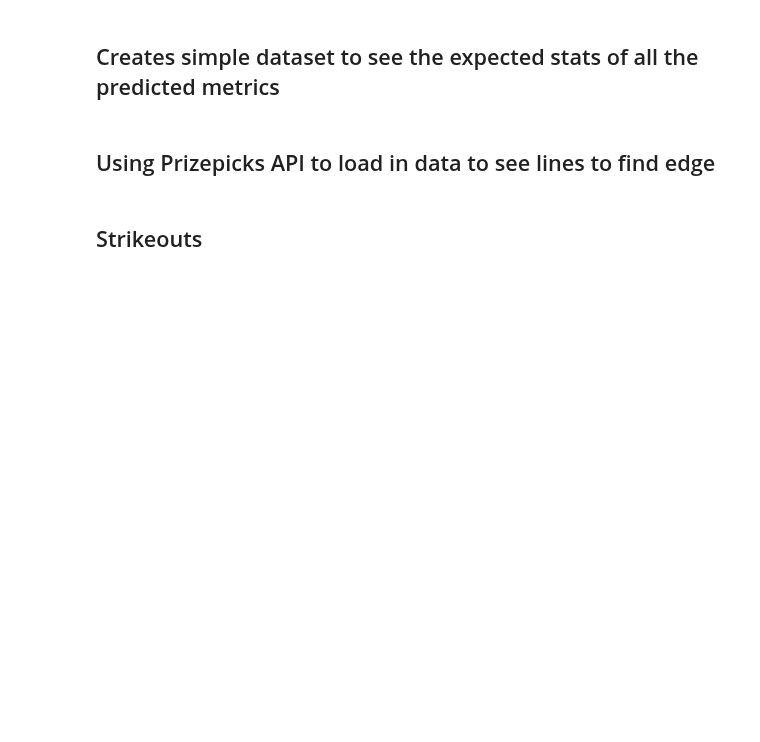
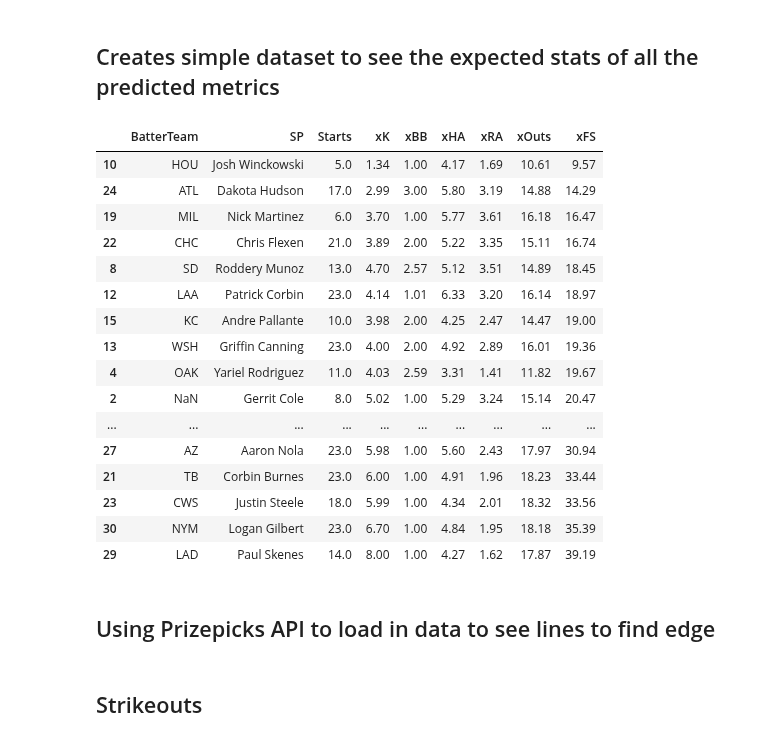
Before and after one commit to Cbkaplinger/Random-Projects, a Jupyter notebook: MLB/DailyPitcherModel/DailyPitcherModelProd.ipynb, the cells around one changed output. Drawn from its saved outputs; the diff is of its cells as text; code cells hidden in the pictures; blank space fills up the shorter version.

```diff
--- a/MLB/DailyPitcherModel/DailyPitcherModelProd.ipynb
+++ b/MLB/DailyPitcherModel/DailyPitcherModelProd.ipynb
@@ -741,7 +745,7 @@ TodaysData2["xK"] = RFpred
 ## BB Model
 # %%
 TrainFeatures = Train5.drop(columns = ["BB"]).values.reshape(-1, 77)
-TrainLabel = Train5["BB"].values.reshape(-1, 1)
+TrainLabel = Train5["BB"].values.ravel()
 TodayFeatures = TodaysData2.drop(columns = ["Starts", "BB", "xK"]).values.reshape(-1, 77)
 
 rf_regressor = RandomForestRegressor(n_estimators = 152, max_depth = 15, min_samples_leaf = 3)
@@ -753,7 +757,7 @@ TodaysData2["xBB"] = RFpred
 ## Hits Model
 # %%
 TrainFeatures = Train5.drop(columns = ["Hits"]).values.reshape(-1, 77)
-TrainLabel = Train5["Hits"].values.reshape(-1, 1)
+TrainLabel = Train5["Hits"].values.ravel()
 TodayFeatures = TodaysData2.drop(columns = ["Starts", "BB", "xK", "xBB"]).values.reshape(-1, 77)
 
 rf_regressor = RandomForestRegressor(n_estimators = 152, max_depth = 15, min_samples_leaf = 3)
@@ -765,7 +769,7 @@ TodaysData2["xHA"] = RFpred
 ## RA Model
 # %%
 TrainFeatures = Train5.drop(columns = ["RA"]).values.reshape(-1, 77)
-TrainLabel = Train5["RA"].values.reshape(-1, 1)
+TrainLabel = Train5["RA"].values.ravel()
 TodayFeatures = TodaysData2.drop(columns = ["Starts", "BB", "xK", "xBB", "xHA"]).values.reshape(-1, 77)
 
 rf_regressor = RandomForestRegressor(n_estimators = 152, max_depth = 15, min_samples_leaf = 3)
@@ -777,7 +781,7 @@ TodaysData2["xRA"] = RFpred
 ## IP model
 # %%
 TrainFeatures = Train5.drop(columns = ["Outs"]).values.reshape(-1, 77)
-TrainLabel = Train5["Outs"].values.reshape(-1, 1)
+TrainLabel = Train5["Outs"].values.ravel()
 TodayFeatures = TodaysData2.drop(columns = ["Starts", "Outs", "xK", "xBB", "xHA", "xRA"]).values.reshape(-1, 77)
 
 rf_regressor = RandomForestRegressor(n_estimators = 152, max_depth = 15, min_samples_leaf = 3)
@@ -811,35 +822,53 @@ TodaysData2 = add_2_to_duplicates(TodaysData2)
 # %%
 # Performs a two "sample" z test to see the likelihood of a quality start occurring
 def row_z_score(row):
     x_bar1 = row["xRA"]
     x_bar2 = row["xOuts"]
     mu1 = 3
     mu2 = 18
-    sigma1 = Train2["RA"].std()
-    sigma2 = Train2["Outs"].std()
+    sigma1 = Train3["RA"].std()
+    sigma2 = Train3["Outs"].std()
     n1 = len(TodaysData2)
     n2 = n1
 
     # Calculate z-scores
     z_score_xRA = (x_bar1 - mu1) / (sigma1 / np.sqrt(n1))
     z_score_xOuts = (x_bar2 - mu2) / (sigma2 / np.sqrt(n2))
 
     # Calculate probabilities, want less than
     prob_xRA_less_than_mu1 = 1 - stats.norm.cdf(z_score_xRA)
     prob_xOuts_greater_than_mu2 = stats.norm.cdf(z_score_xOuts)
 
     # Combine probabilities by multiplying it
     combined_prob = prob_xRA_less_than_mu1 * prob_xOuts_greater_than_mu2
     return combined_prob
 
 # Calculate the chance of a quality start occurring and finds the xQS points
 percent = TodaysData2.apply(row_z_score, axis=1)
 xQS = percent * 5
 
 # Adds the xQS to the xFS
 TodaysData2.loc[:, "xFS"] = (xQS + TodaysData2["xK"] * 3 + TodaysData2["xOuts"] - TodaysData2["xRA"] * 3)
 TodaysData3 = TodaysData2[["BatterTeam", "SP", "Starts", "xK", "xBB", "xHA", "xRA", "xOuts", "xFS"]].round(2)
 TodaysData3.sort_values("xFS")
+# %% [output]
+|  | BatterTeam | SP | Starts | xK | xBB | xHA | xRA | xOuts | xFS |
+| 10 | HOU | Josh Winckowski | 5.0 | 1.34 | 1.00 | 4.17 | 1.69 | 10.61 | 9.57 |
+| 24 | ATL | Dakota Hudson | 17.0 | 2.99 | 3.00 | 5.80 | 3.19 | 14.88 | 14.29 |
+| 19 | MIL | Nick Martinez | 6.0 | 3.70 | 1.00 | 5.77 | 3.61 | 16.18 | 16.47 |
+| 22 | CHC | Chris Flexen | 21.0 | 3.89 | 2.00 | 5.22 | 3.35 | 15.11 | 16.74 |
+| 8 | SD | Roddery Munoz | 13.0 | 4.70 | 2.57 | 5.12 | 3.51 | 14.89 | 18.45 |
+| 12 | LAA | Patrick Corbin | 23.0 | 4.14 | 1.01 | 6.33 | 3.20 | 16.14 | 18.97 |
+| 15 | KC | Andre Pallante | 10.0 | 3.98 | 2.00 | 4.25 | 2.47 | 14.47 | 19.00 |
+| 13 | WSH | Griffin Canning | 23.0 | 4.00 | 2.00 | 4.92 | 2.89 | 16.01 | 19.36 |
+| 4 | OAK | Yariel Rodriguez | 11.0 | 4.03 | 2.59 | 3.31 | 1.41 | 11.82 | 19.67 |
+| 2 | NaN | Gerrit Cole | 8.0 | 5.02 | 1.00 | 5.29 | 3.24 | 15.14 | 20.47 |
+| ... | ... | ... | ... | ... | ... | ... | ... | ... | ... |
+| 27 | AZ | Aaron Nola | 23.0 | 5.98 | 1.00 | 5.60 | 2.43 | 17.97 | 30.94 |
+| 21 | TB | Corbin Burnes | 23.0 | 6.00 | 1.00 | 4.91 | 1.96 | 18.23 | 33.44 |
+| 23 | CWS | Justin Steele | 18.0 | 5.99 | 1.00 | 4.34 | 2.01 | 18.32 | 33.56 |
+| 30 | NYM | Logan Gilbert | 23.0 | 6.70 | 1.00 | 4.84 | 1.95 | 18.18 | 35.39 |
+| 29 | LAD | Paul Skenes | 14.0 | 8.00 | 1.00 | 4.27 | 1.62 | 17.87 | 39.19 |
 # %% [markdown]
 ## Using Prizepicks API to load in data to see lines to find edge
 # %%
```
Also changed, not shown: parts of 11 cells of this notebook, 4 other files.
